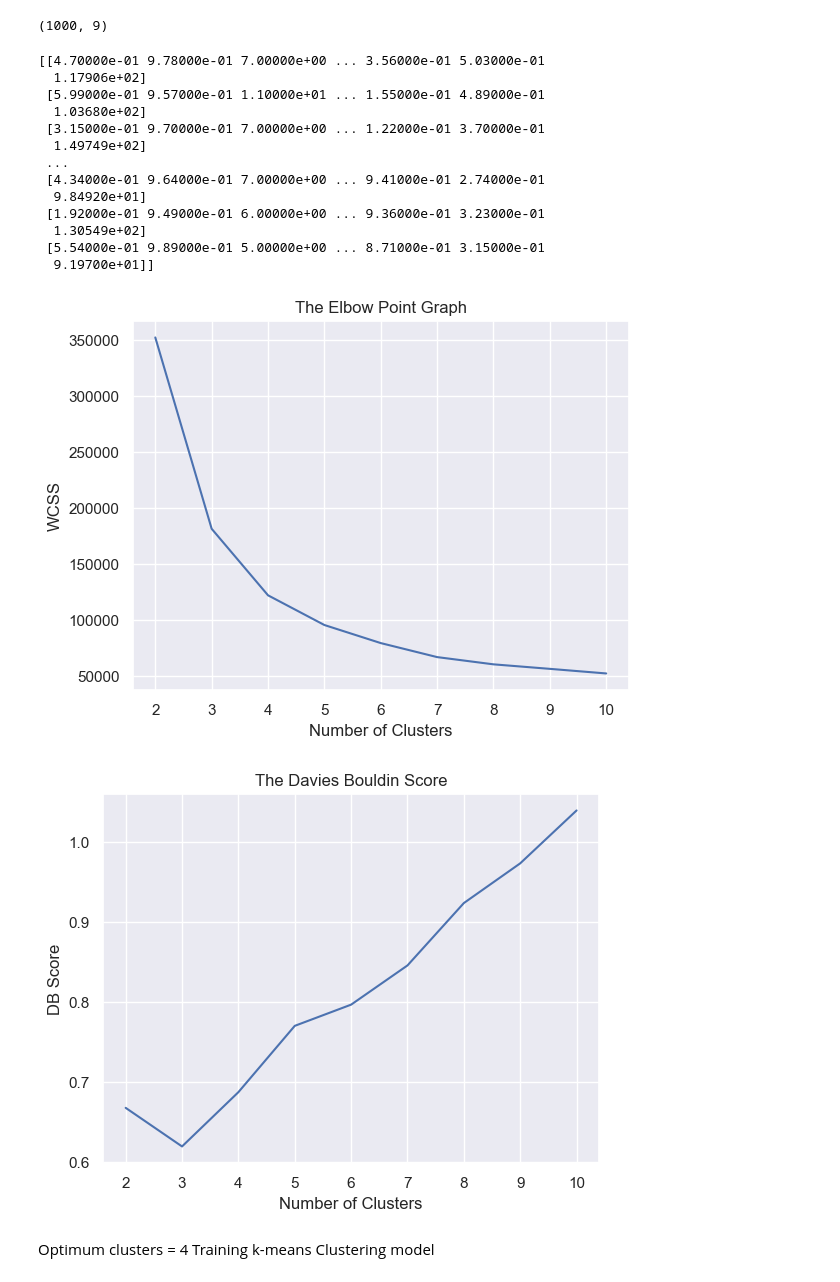
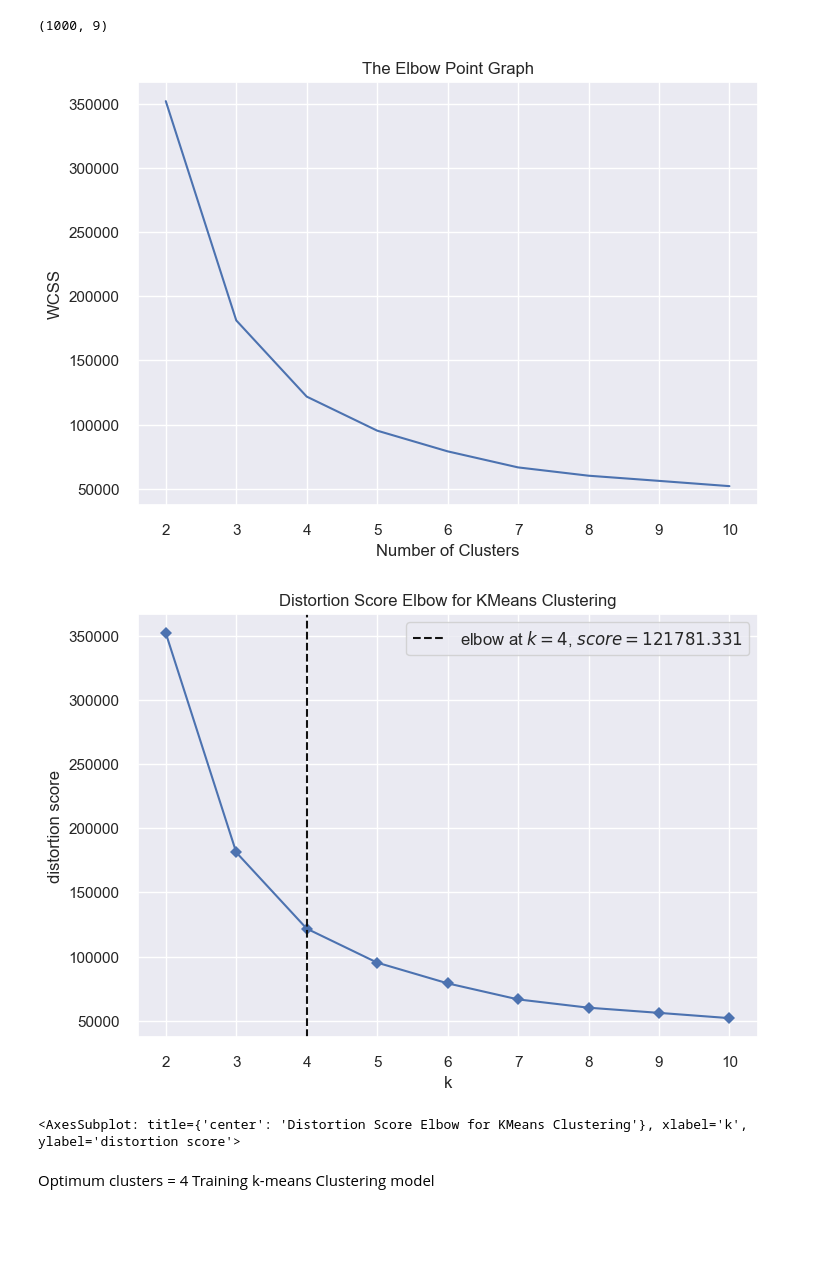
Before and after one commit to huynm116/songs-clustering-project, a Jupyter notebook: test-k-means.ipynb, the cells around one changed output. Saved outputs shown, nothing was run; the diff lists cells and outputs as text; code cells hidden in the pictures; blank space fills up the shorter version.

```diff
--- a/test-k-means.ipynb
+++ b/test-k-means.ipynb
@@ -71,19 +45,3 @@ X = song_data.iloc[:, [9,10,11,12,14,15,17,18,19]].values
 X.shape
 # %% [output]
 (1000, 9)
-# %%
-print(X)
-# %% [output]
-[[4.70000e-01 9.78000e-01 7.00000e+00 ... 3.56000e-01 5.03000e-01
-  1.17906e+02]
- [5.99000e-01 9.57000e-01 1.10000e+01 ... 1.55000e-01 4.89000e-01
-  1.03680e+02]
- [3.15000e-01 9.70000e-01 7.00000e+00 ... 1.22000e-01 3.70000e-01
-  1.49749e+02]
- ...
- [4.34000e-01 9.64000e-01 7.00000e+00 ... 9.41000e-01 2.74000e-01
-  9.84920e+01]
- [1.92000e-01 9.49000e-01 6.00000e+00 ... 9.36000e-01 3.23000e-01
-  1.30549e+02]
- [5.54000e-01 9.89000e-01 5.00000e+00 ... 8.71000e-01 3.15000e-01
-  9.19700e+01]]
@@ -101,27 +61,36 @@ for i in range(2, 11):
 # %%
 # plot an elbow graph
 
 sns.set()
 plt.plot(range(2,11), wcss)
 plt.title('The Elbow Point Graph')
 plt.xlabel('Number of Clusters')
 plt.ylabel('WCSS')
 plt.show()
 
 # plt.plot(range(2,11), iter)
 # plt.title('The # iteration')
 # plt.xlabel('Number of Clusters')
 # plt.ylabel('Iterations')
 # plt.show()
 
-plt.plot(range(2,11), db_score)
-plt.title('The Davies Bouldin Score')
-plt.xlabel('Number of Clusters')
-plt.ylabel('DB Score')
-plt.show()
+# plt.plot(range(2,11), db_score)
+# plt.title('The Davies Bouldin Score')
+# plt.xlabel('Number of Clusters')
+# plt.ylabel('DB Score')
+# plt.show()
+
+from yellowbrick.cluster import KElbowVisualizer
+# k is range of number of clusters.
+visualizer = KElbowVisualizer(kmeans, k=(2,11), timings=False)
+# Fit data to visualizer
+visualizer.fit(X)
+# Finalize and render figure
+visualizer.show()
 # %% [output]
-[figure, old version]
+[figure, new version]
-[figure, old version]
+[figure, new version]
+<AxesSubplot: title={'center': 'Distortion Score Elbow for KMeans Clustering'}, xlabel='k', ylabel='distortion score'>
 # %% [markdown]
 Optimum clusters = 4
 Training k-means Clustering model
```
Also changed, not shown: parts of 7 cells of this notebook, 1 other file.
